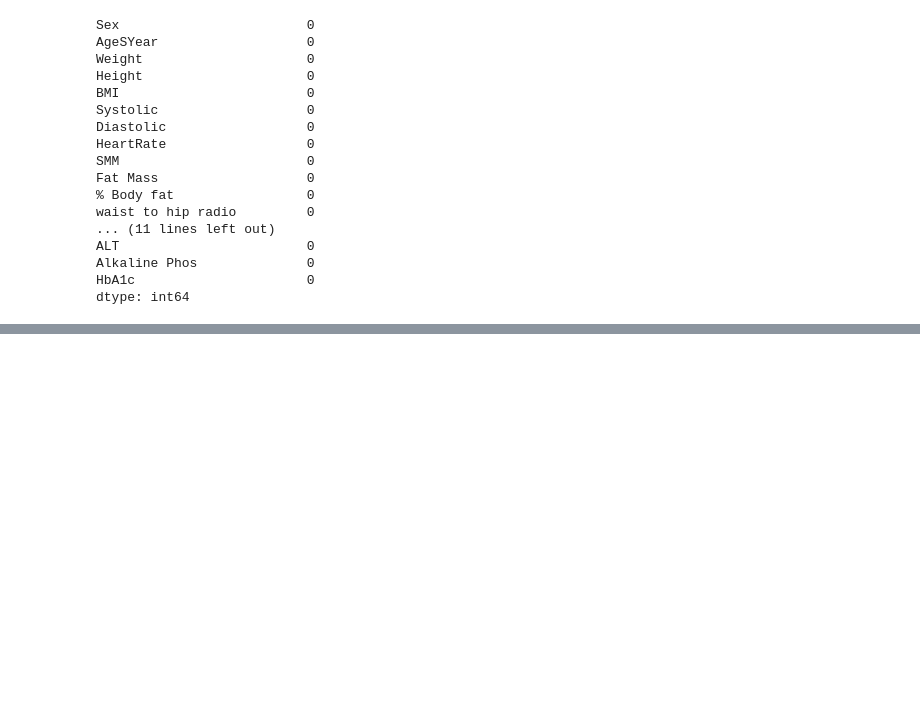
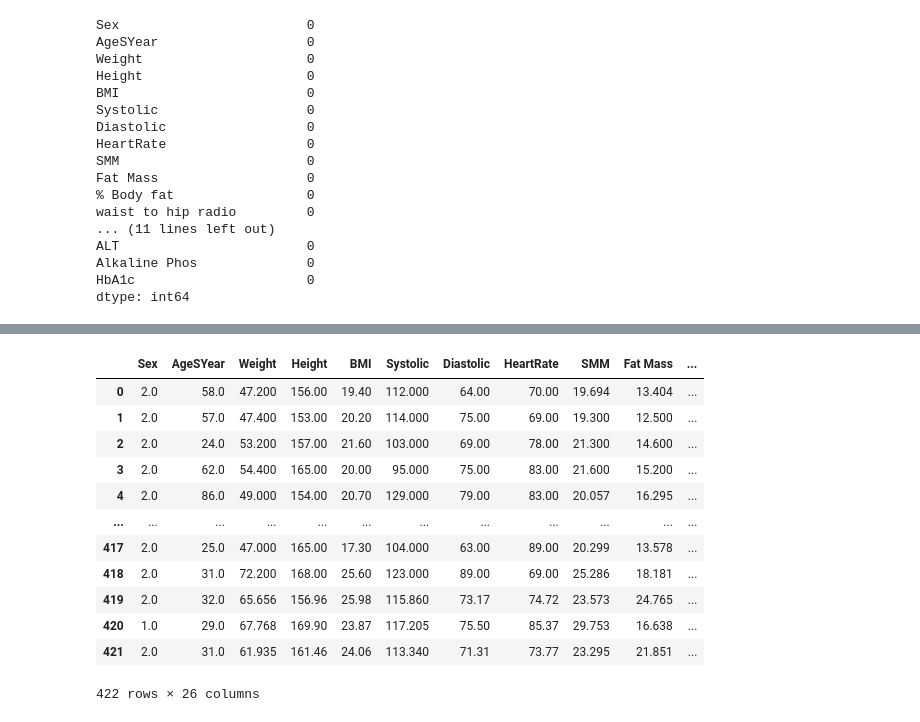
Before and after one commit to BooEiEi/project, a Jupyter notebook: imputation_final.ipynb, the cells around one changed output, grey strips where cells are left out. Drawn from its saved outputs; the diff is of its cells as text; code cells hidden in the pictures; blank space fills up the shorter version.

```diff
--- a/imputation_final.ipynb
+++ b/imputation_final.ipynb
@@ -320,0 +363,21 @@ dataset.to_csv(os.path.join(path,'df_1.csv'))
+# %%
+dataset1 = pd.DataFrame(MF_imput)
+dataset1 = dataset1.rename(columns={0: 'Sex' ,1: 'AgeSYear', 2:'Weight',3:'Height',4:'BMI',5:'Systolic',6:'Diastolic',7:'HeartRate',8:'SMM',9:'Fat Mass',
+                                10:'% Body fat',11:'waist to hip radio',12:'abdominal circumference',13:'visceral fat area',14:'Glucose',15:'BUN',16:'Creatinine',17:'Uric Acid',18:'Cholesterol',
+                                19:'Triglyceride',20:'HDL-C',21:'LDL',22:'AST',23:'ALT',24:'Alkaline Phos',25:'HbA1c'})
+
+dataset1.round(4)
+# %% [output]
+|  | Sex | AgeSYear | Weight | Height | BMI | Systolic | Diastolic | HeartRate | SMM | Fat Mass | ... |
+| 0 | 2.0 | 58.0 | 47.200 | 156.00 | 19.40 | 112.000 | 64.00 | 70.00 | 19.694 | 13.404 | ... |
+| 1 | 2.0 | 57.0 | 47.400 | 153.00 | 20.20 | 114.000 | 75.00 | 69.00 | 19.300 | 12.500 | ... |
+| 2 | 2.0 | 24.0 | 53.200 | 157.00 | 21.60 | 103.000 | 69.00 | 78.00 | 21.300 | 14.600 | ... |
+| 3 | 2.0 | 62.0 | 54.400 | 165.00 | 20.00 | 95.000 | 75.00 | 83.00 | 21.600 | 15.200 | ... |
+| 4 | 2.0 | 86.0 | 49.000 | 154.00 | 20.70 | 129.000 | 79.00 | 83.00 | 20.057 | 16.295 | ... |
+| ... | ... | ... | ... | ... | ... | ... | ... | ... | ... | ... | ... |
+| 417 | 2.0 | 25.0 | 47.000 | 165.00 | 17.30 | 104.000 | 63.00 | 89.00 | 20.299 | 13.578 | ... |
+| 418 | 2.0 | 31.0 | 72.200 | 168.00 | 25.60 | 123.000 | 89.00 | 69.00 | 25.286 | 18.181 | ... |
+| 419 | 2.0 | 32.0 | 65.656 | 156.96 | 25.98 | 115.860 | 73.17 | 74.72 | 23.573 | 24.765 | ... |
+| 420 | 1.0 | 29.0 | 67.768 | 169.90 | 23.87 | 117.205 | 75.50 | 85.37 | 29.753 | 16.638 | ... |
+| 421 | 2.0 | 31.0 | 61.935 | 161.46 | 24.06 | 113.340 | 71.31 | 73.77 | 23.295 | 21.851 | ... |
+422 rows × 26 columns
```
Also changed, not shown: parts of 14 cells of this notebook.
